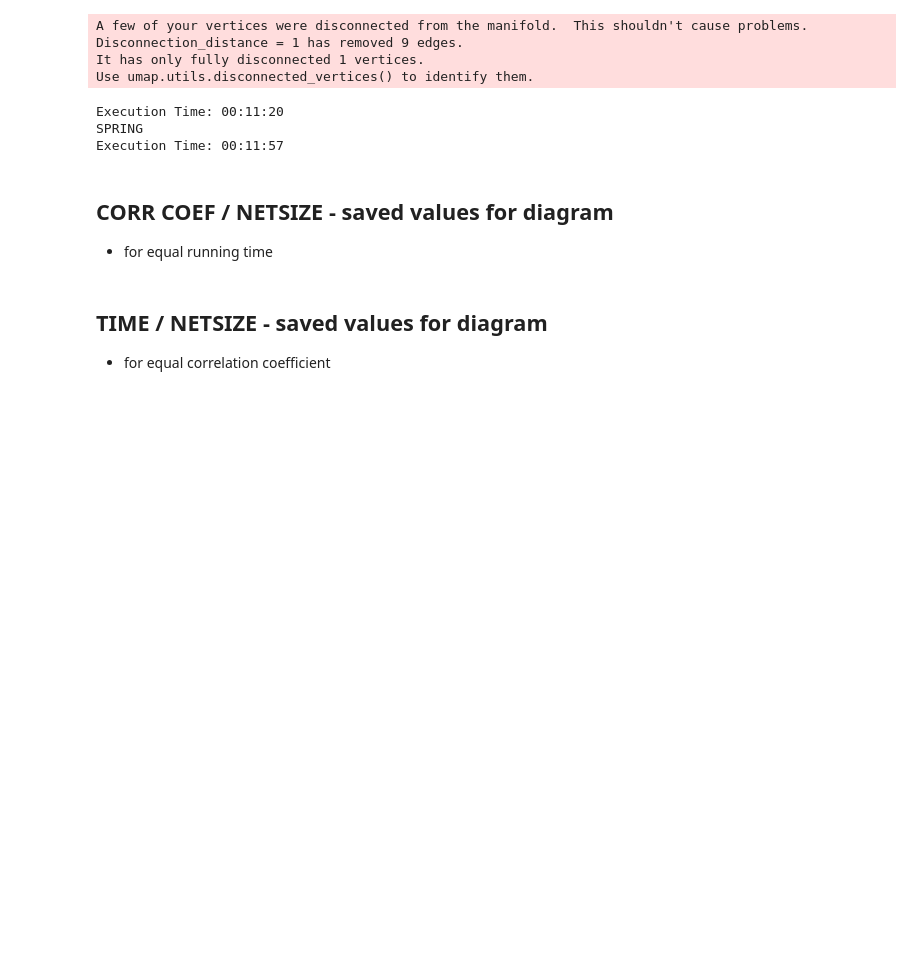
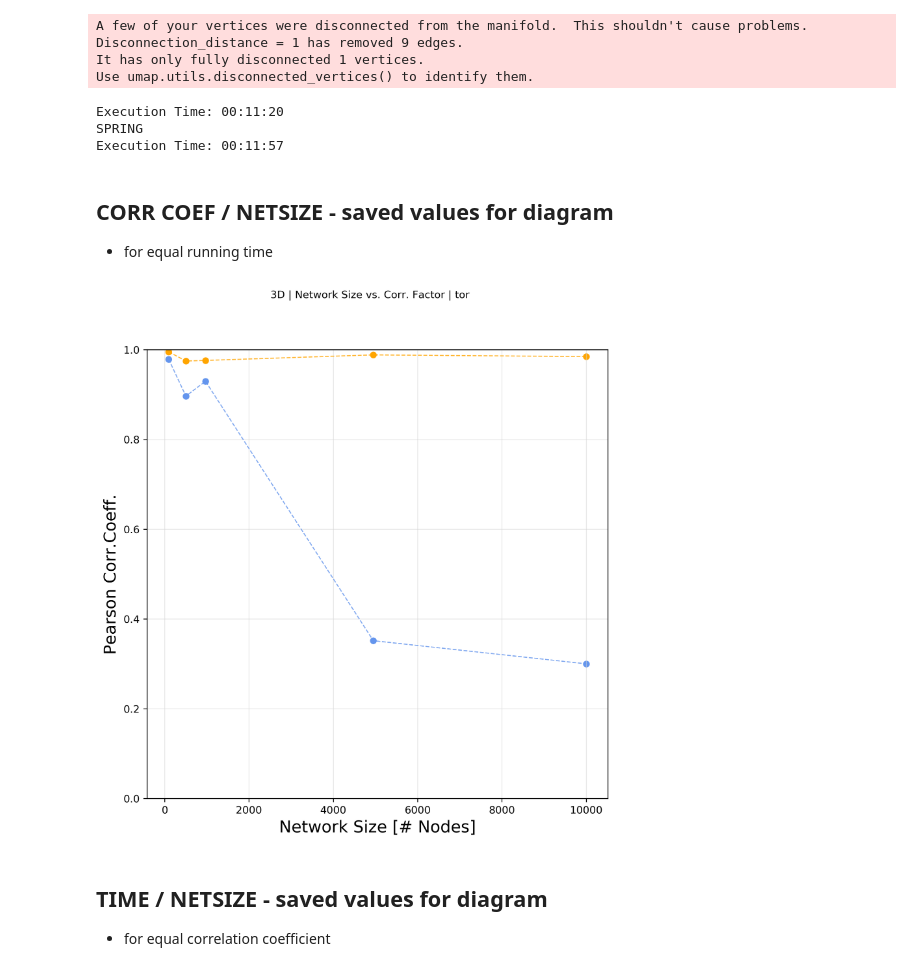
Before and after one commit to menchelab/CartoGRAPHs, a Jupyter notebook: multidimvis_benchmarks_UPSCALED-3DTORUS_NEW.ipynb, the cells around one changed output. Saved outputs shown, nothing was run; the diff lists cells and outputs as text; code cells hidden in the pictures; blank space fills up the shorter version.

Commit message:
clip figures add

```diff
--- a/multidimvis_benchmarks_UPSCALED-3DTORUS_NEW.ipynb
+++ b/multidimvis_benchmarks_UPSCALED-3DTORUS_NEW.ipynb
@@ -371,7 +371,7 @@ d_3Dtor_netsize_time = {(12,8):2,
                         (44,22):18,
                         (90,55):58,
                         (125,80):105,
-                        (182,110):680 #11min 20s
+                        #(182,110):680 #11min 20s
                        }
 
 # G L O B A L
@@ -380,48 +380,49 @@ d_3Dtor_netsize_corr_global = {(12,8):0.9953409109329807,
                                 (44,22):0.9760808329038996,
                                 (90,55):0.9884442957666724,
                                 (125,80):0.9846049068909122,
-
-                                (182,110):
+                                #(182,110):
                                 }
 
 # S P R I N G
 d_3Dtor_netsize_corr_spring = {(12,8):0.9786594141157169,
-                                (42,12):0.896610104173987,,
+                                (42,12):0.896610104173987,
                                 (44,22):0.9296547805540264,
                                 (90,55):0.351588527909056,
-                                (125,80): ,
-                                (182,110):
+                                (125,80):0.30,
+                                #(182,110):0
                                    }
 # %%
 # Network size vs. Correlation Factor
 # with same running time
 
 labelsize = 16
 
 x_tor = []
 for k in d_3Dtor_netsize_time.keys():
-    x_tor.append(k[0]**3)
+    x_tor.append(k[0]*k[1])
 
 x_spring = x_tor
 y_spring = list(d_3Dtor_netsize_corr_spring.values())
 x_layout = x_tor
 y_layout = list(d_3Dtor_netsize_corr_global.values())
 
 fig = plt.figure(figsize=(8,8), dpi=300)
 
 plt.xlabel("Network Size [# Nodes]", fontsize=labelsize)
 plt.ylabel("Pearson Corr.Coeff.", fontsize=labelsize)
 
 plt.plot(x_spring,y_spring, '--', c = 'cornflowerblue', alpha = 0.8, linewidth=1.0)
 plt.scatter(x_spring,y_spring, c = 'cornflowerblue', s = 30, alpha = 1.0)
 plt.plot(x_layout,y_layout, '--', c = 'orange', alpha = 0.8, linewidth=1.0)
 plt.scatter(x_layout,y_layout, c = 'orange', s = 30, alpha = 1.0)
 
 plt.grid(True, c='lightgrey', alpha=0.5)
 plt.suptitle('3D | Network Size vs. Corr. Factor | '+organism, fontsize=10)
 plt.ylim(ymin=0, ymax=1.0)
 
 fig.savefig('output_plots/benchmark/upscaled_3D_CorrNetsize_'+feature+'_'+organism+'.png')
+# %% [output]
+[figure, added]
 # %% [markdown]
 ## TIME / NETSIZE - saved values for diagram
 + for equal correlation coefficient
```
Also changed, not shown: parts of 2 cells of this notebook, 1 other file.
